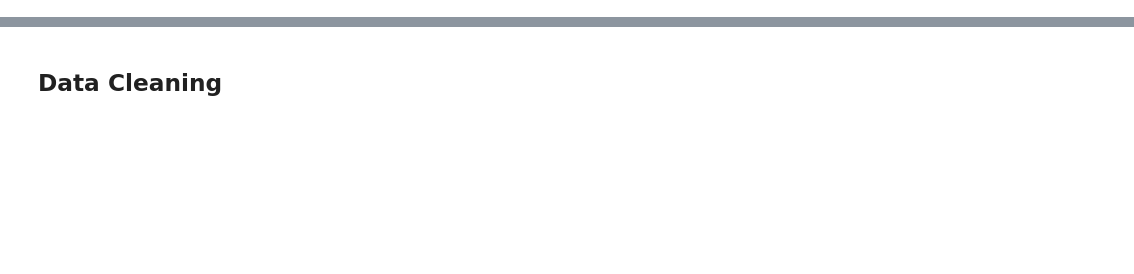
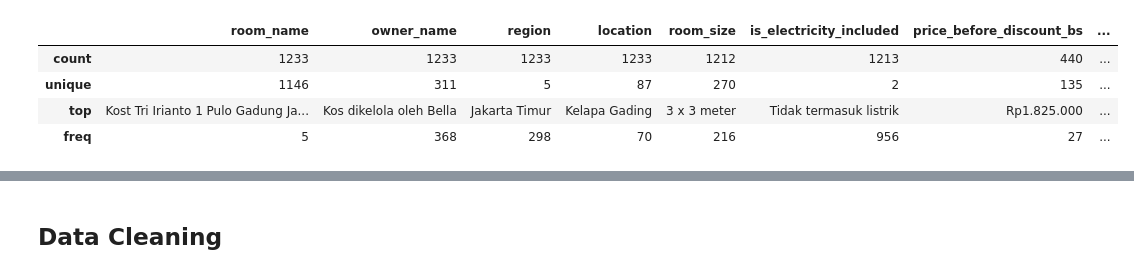
Before and after one commit to NicholasHubert/prediksi_harga_kos, a Jupyter notebook: notebooks/EDA_Model.ipynb, the cells around one changed output, grey strips where cells are left out. Cells and saved outputs as stored; diff of their text form; code cells hidden in the pictures; blank space fills up the shorter version.

```diff
--- a/notebooks/EDA_Model.ipynb
+++ b/notebooks/EDA_Model.ipynb
@@ -20,5 +11,5 @@ df.head()
 # %%
-df = pd.read_csv(r'C:\Users\CHELSEA\OneDrive\Documents\semester 4\ML\aol\Data_Indekos_Jabodetabek_Mamikos.csv')
+df = pd.read_csv('../data/Data_Indekos_Jabodetabek_Mamikos.csv')
 df.head()
 # %% [output]
 |  | room_name | owner_name | region | location | room_size | is_electricity_included | price_before_discount_bs | ... |
@@ -29,0 +41,8 @@ df.head()
+# %%
+df.describe()
+# %% [output]
+|  | room_name | owner_name | region | location | room_size | is_electricity_included | price_before_discount_bs | ... |
+| count | 1233 | 1233 | 1233 | 1233 | 1212 | 1213 | 440 | ... |
+| unique | 1146 | 311 | 5 | 87 | 270 | 2 | 135 | ... |
+| top | Kost Tri Irianto 1 Pulo Gadung Ja... | Kos dikelola oleh Bella | Jakarta Timur | Kelapa Gading | 3 x 3 meter | Tidak termasuk listrik | Rp1.825.000 | ... |
+| freq | 5 | 368 | 298 | 70 | 216 | 956 | 27 | ... |
```
Also changed, not shown: parts of 22 cells of this notebook.
